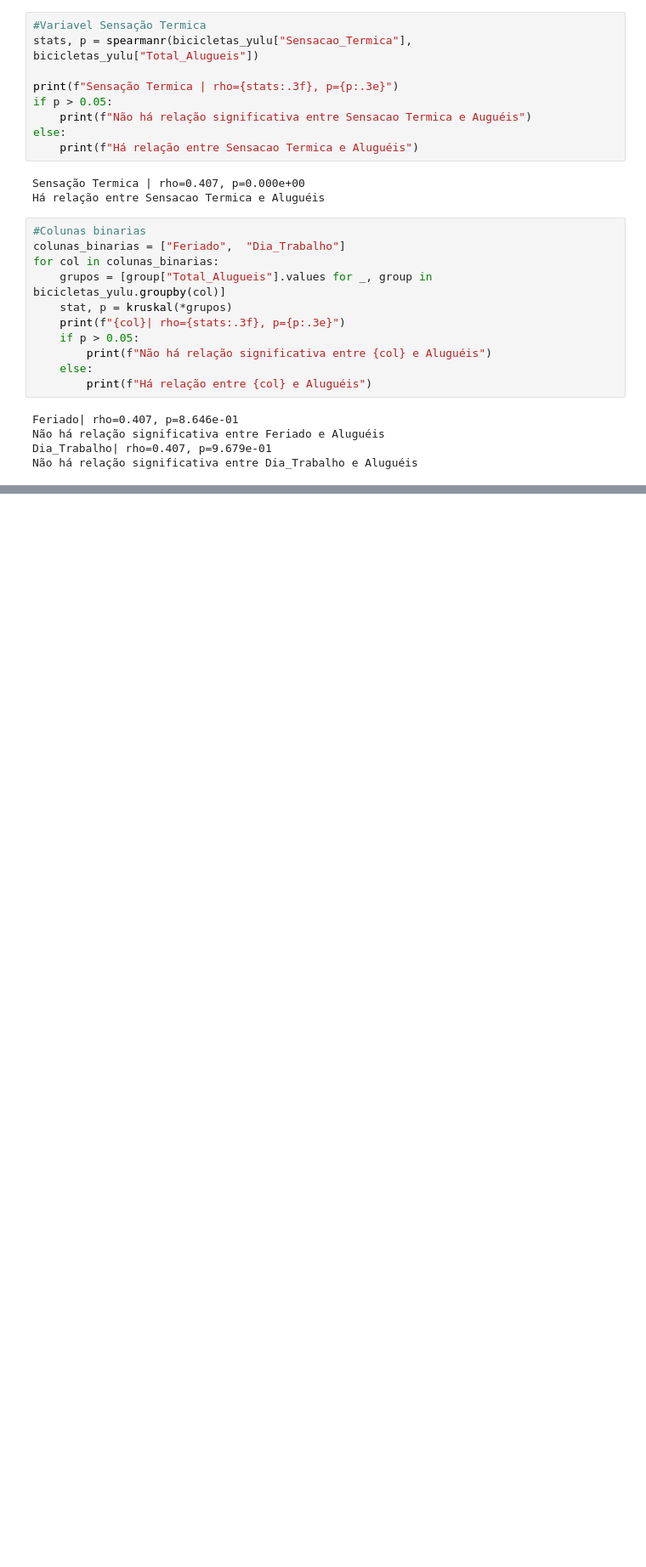
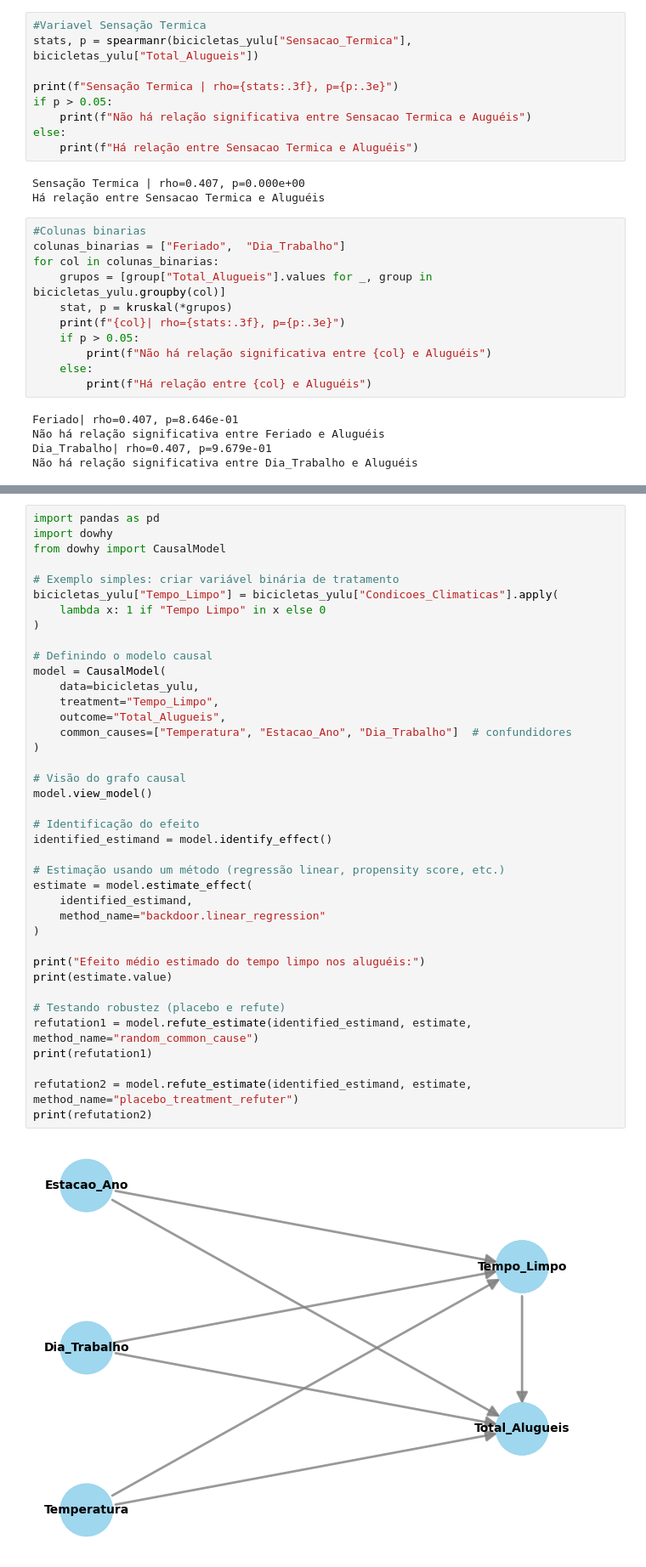
Before and after one commit to Riansito/Analise-de-Uso-Das-Bicicletas-Da-YULU, a Jupyter notebook: Notebooks/EDA.ipynb, the cells around one changed output, grey strips where cells are left out. Shown at 85% size. Cells and saved outputs as stored; diff of their text form; blank space fills up the shorter version.

Commit message:
Termiando análise estatistica(inferencia causal)

```diff
--- a/Notebooks/EDA.ipynb
+++ b/Notebooks/EDA.ipynb
@@ -410,0 +441,41 @@ Por outro lado, não foi encontrada evidência estatisticamente significativa de
+# %%
+import pandas as pd
+import dowhy
+from dowhy import CausalModel
+
+# Exemplo simples: criar variável binária de tratamento
+bicicletas_yulu["Tempo_Limpo"] = bicicletas_yulu["Condicoes_Climaticas"].apply(
+    lambda x: 1 if "Tempo Limpo" in x else 0
+)
+
+# Definindo o modelo causal
+model = CausalModel(
+    data=bicicletas_yulu,
+    treatment="Tempo_Limpo",
+    outcome="Total_Alugueis",
+    common_causes=["Temperatura", "Estacao_Ano", "Dia_Trabalho"]  # confundidores
+)
+
+# Visão do grafo causal
+model.view_model()
+
+# Identificação do efeito
+identified_estimand = model.identify_effect()
+
+# Estimação usando um método (regressão linear, propensity score, etc.)
+estimate = model.estimate_effect(
+    identified_estimand,
+    method_name="backdoor.linear_regression"
+)
+
+print("Efeito médio estimado do tempo limpo nos aluguéis:")
+print(estimate.value)
+
+# Testando robustez (placebo e refute)
+refutation1 = model.refute_estimate(identified_estimand, estimate, method_name="random_common_cause")
+print(refutation1)
+
+refutation2 = model.refute_estimate(identified_estimand, estimate, method_name="placebo_treatment_refuter")
+print(refutation2)
+# %% [output]
+[figure, added]
```
Also changed, not shown: parts of 10 cells of this notebook, 5 other files.
